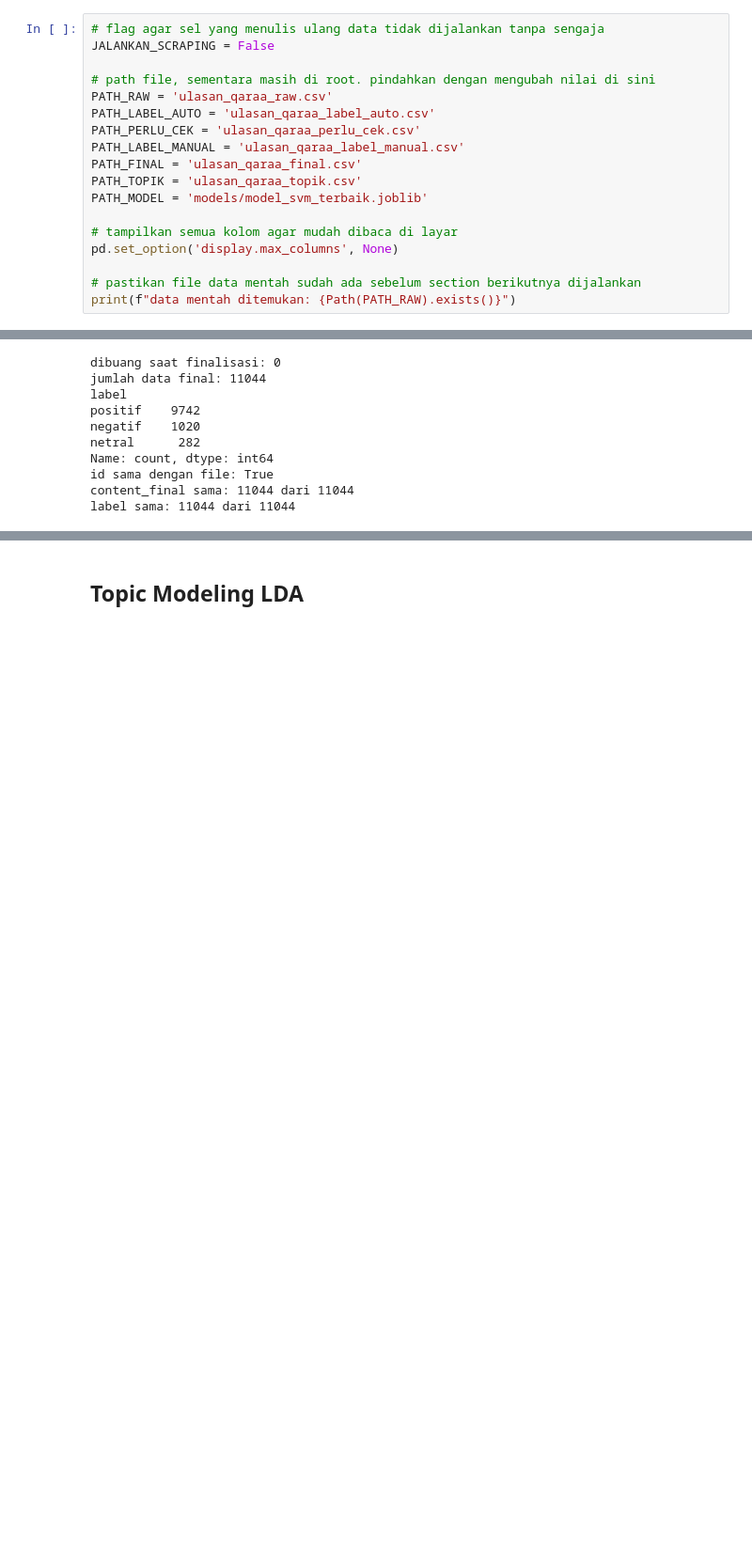
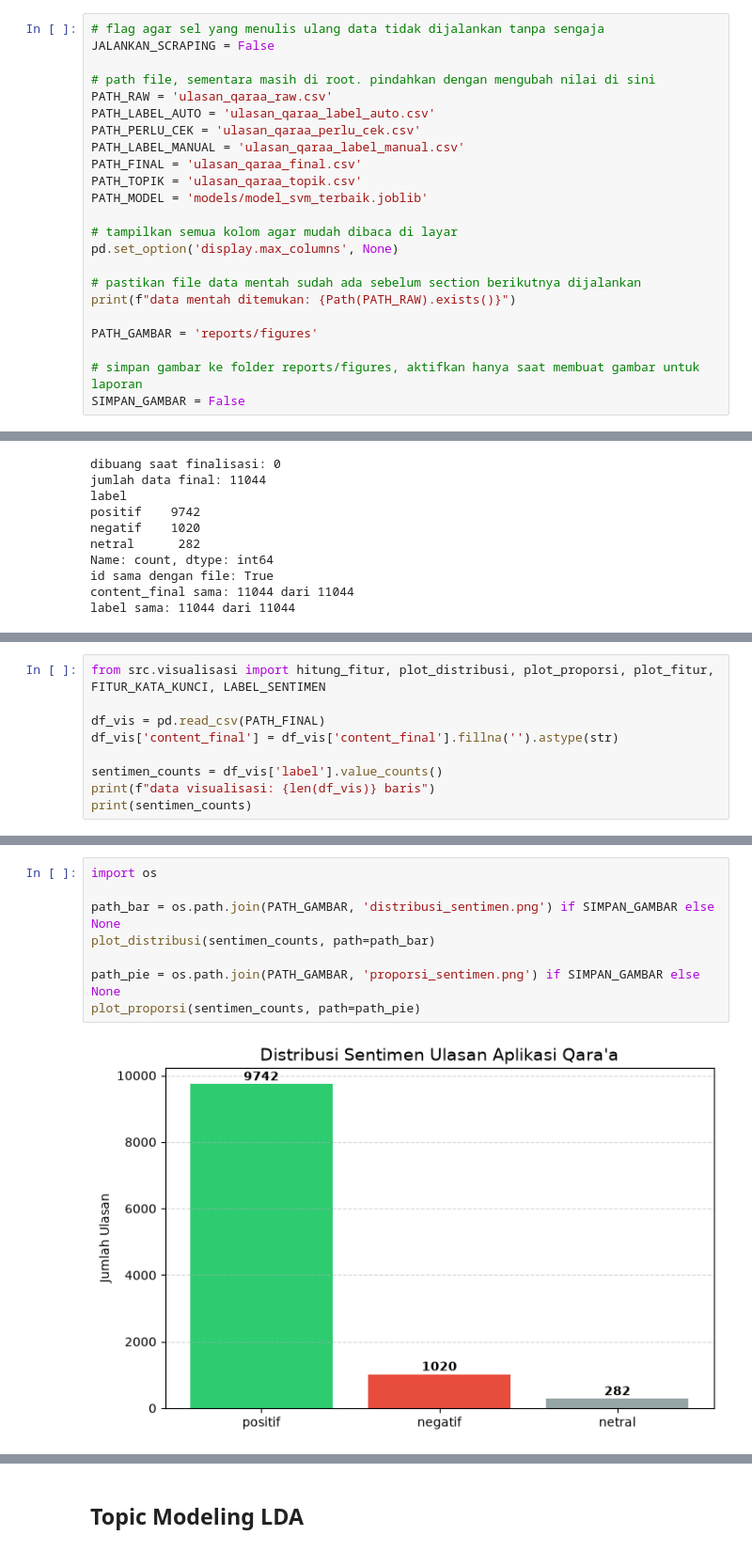
Before and after one commit to mmryd/qaraa-sentiment-analysis-topic-modeling, a Jupyter notebook: ulasan-qaraa.ipynb, the cells around one changed output, grey strips where cells are left out. Shown at 94% size. Drawn from its saved outputs; the diff is of its cells as text; blank space fills up the shorter version.

```diff
--- a/ulasan-qaraa.ipynb
+++ b/ulasan-qaraa.ipynb
@@ -34,6 +34,11 @@ pd.set_option('display.max_columns', None)
 
 # pastikan file data mentah sudah ada sebelum section berikutnya dijalankan
 print(f"data mentah ditemukan: {Path(PATH_RAW).exists()}")
+
+PATH_GAMBAR = 'reports/figures'
+
+# simpan gambar ke folder reports/figures, aktifkan hanya saat membuat gambar untuk laporan
+SIMPAN_GAMBAR = False
 # %% [output]
 data mentah ditemukan: True
 # %%
@@ -355,0 +268,9 @@ plt.tight_layout()
+# %%
+from src.visualisasi import hitung_fitur, plot_distribusi, plot_proporsi, plot_fitur, FITUR_KATA_KUNCI, LABEL_SENTIMEN
+
+df_vis = pd.read_csv(PATH_FINAL)
+df_vis['content_final'] = df_vis['content_final'].fillna('').astype(str)
+
+sentimen_counts = df_vis['label'].value_counts()
+print(f"data visualisasi: {len(df_vis)} baris")
+print(sentimen_counts)
@@ -355,0 +284,10 @@ plt.tight_layout()
+# %%
+import os
+
+path_bar = os.path.join(PATH_GAMBAR, 'distribusi_sentimen.png') if SIMPAN_GAMBAR else None
+plot_distribusi(sentimen_counts, path=path_bar)
+
+path_pie = os.path.join(PATH_GAMBAR, 'proporsi_sentimen.png') if SIMPAN_GAMBAR else None
+plot_proporsi(sentimen_counts, path=path_pie)
+# %% [output]
+[figure, added]
```
Also changed, not shown: parts of 13 cells of this notebook, 1 other file.
